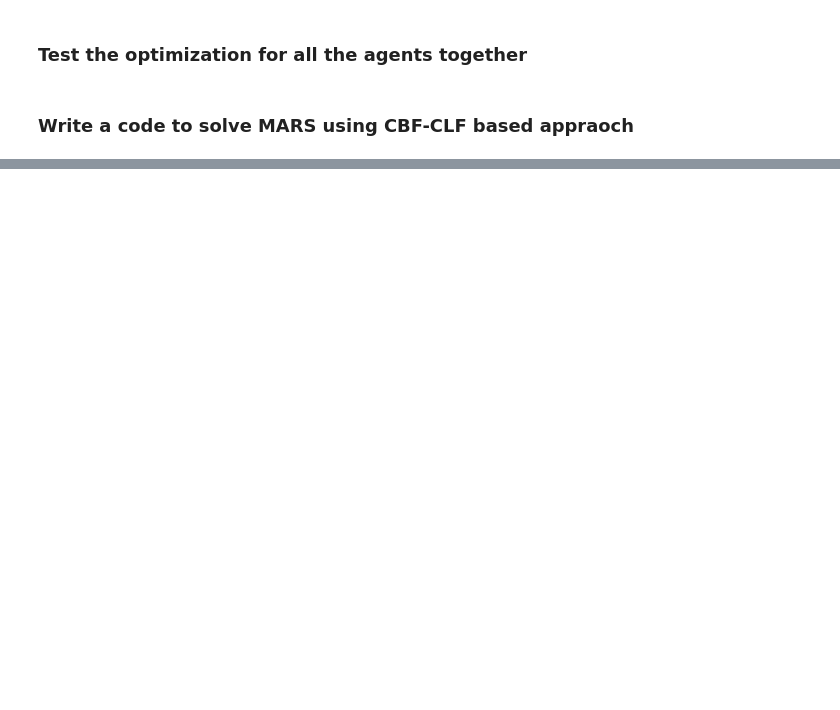
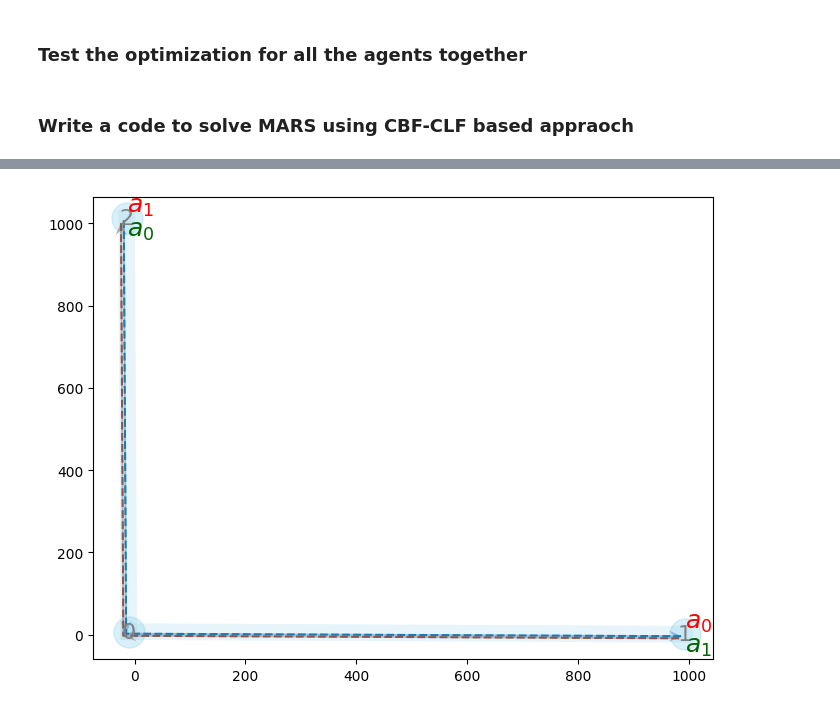
Before and after one commit to dt-1729/ULI_NASA, a Jupyter notebook: UTM_scheduling_and_routing/test_CLF_CBF.ipynb, the cells around one changed output, grey strips where cells are left out. Cells and saved outputs as stored; diff of their text form; code cells hidden in the pictures; blank space fills up the shorter version.

```diff
--- a/UTM_scheduling_and_routing/test_CLF_CBF.ipynb
+++ b/UTM_scheduling_and_routing/test_CLF_CBF.ipynb
@@ -279,0 +285,7 @@ createEnv.plot_waypoint_agent_schedules(agent_routes, agent_schedules, mars.sche
+# %%
+# mars visualization
+cmap = get_cmap('tab20')
+agent_colors = {a: cmap(i / mars.n_agents) for i, a in enumerate(range(mars.n_agents))}
+createEnv.plotNetwork(mars=mars, figuresize=(8,6), routes=agent_routes, agent_colors=agent_colors, showEdgeLength=False)
+# %% [output]
+[figure, added]
```
Also changed, not shown: parts of 14 cells of this notebook, 2 other files.
